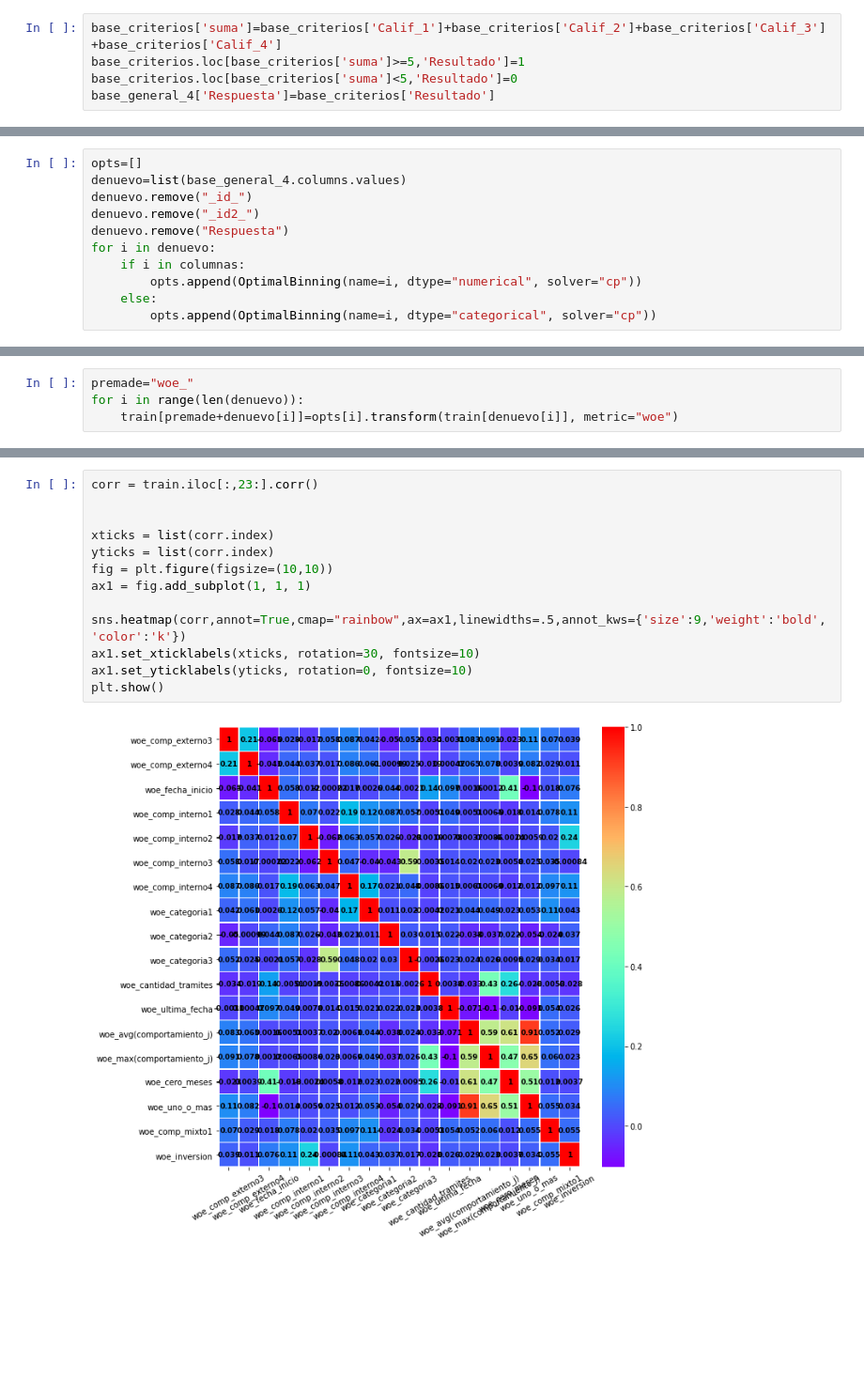
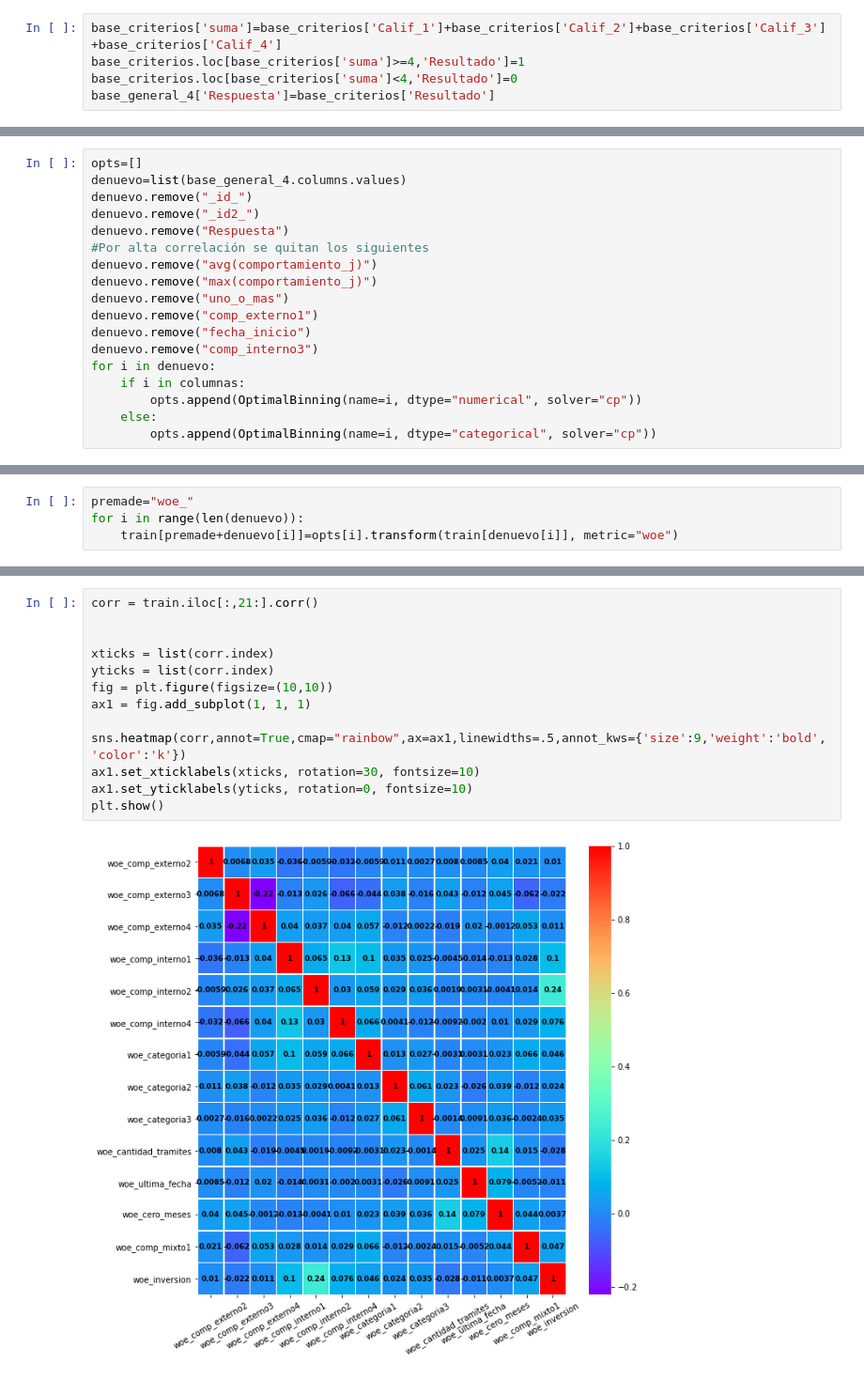
Before and after one commit to BrianPgz/HomeWork1_ML, a Jupyter notebook: Tarea2.ipynb, the cells around one changed output, grey strips where cells are left out. Shown: that part at 94% size. Saved outputs shown, nothing was run; the diff lists cells and outputs as text; blank space fills up the shorter version.

```diff
--- a/Tarea2.ipynb
+++ b/Tarea2.ipynb
@@ -257,8 +257,8 @@ base_criterios.loc[(base_criterios['comp_interno1']>=3000) & (base_criterios['co
 base_criterios.loc[base_criterios['comp_interno1']<3000,'Calif_4']=0
 # %%
 base_criterios['suma']=base_criterios['Calif_1']+base_criterios['Calif_2']+base_criterios['Calif_3']+base_criterios['Calif_4']
-base_criterios.loc[base_criterios['suma']>=5,'Resultado']=1
-base_criterios.loc[base_criterios['suma']<5,'Resultado']=0
+base_criterios.loc[base_criterios['suma']>=4,'Resultado']=1
+base_criterios.loc[base_criterios['suma']<4,'Resultado']=0
 base_general_4['Respuesta']=base_criterios['Resultado']
 # %%
 base_general_4.head()
@@ -364,6 +364,13 @@ denuevo=list(base_general_4.columns.values)
 denuevo.remove("_id_")
 denuevo.remove("_id2_")
 denuevo.remove("Respuesta")
+#Por alta correlación se quitan los siguientes
+denuevo.remove("avg(comportamiento_j)")
+denuevo.remove("max(comportamiento_j)")
+denuevo.remove("uno_o_mas")
+denuevo.remove("comp_externo1")
+denuevo.remove("fecha_inicio")
+denuevo.remove("comp_interno3")
 for i in denuevo:
     if i in columnas:
         opts.append(OptimalBinning(name=i, dtype="numerical", solver="cp"))
@@ -400,15 +407,15 @@ train.head(30)
 # %%
-corr = train.iloc[:,23:].corr()
+corr = train.iloc[:,21:].corr()
 
 
 xticks = list(corr.index)
 yticks = list(corr.index)
 fig = plt.figure(figsize=(10,10))
 ax1 = fig.add_subplot(1, 1, 1)
 
 sns.heatmap(corr,annot=True,cmap="rainbow",ax=ax1,linewidths=.5,annot_kws={'size':9,'weight':'bold', 'color':'k'})
 ax1.set_xticklabels(xticks, rotation=30, fontsize=10)
 ax1.set_yticklabels(yticks, rotation=0, fontsize=10)
 plt.show()
 # %% [output]
-[figure, old version]
+[figure, new version]
```
Also changed, not shown: parts of 8 cells of this notebook.
